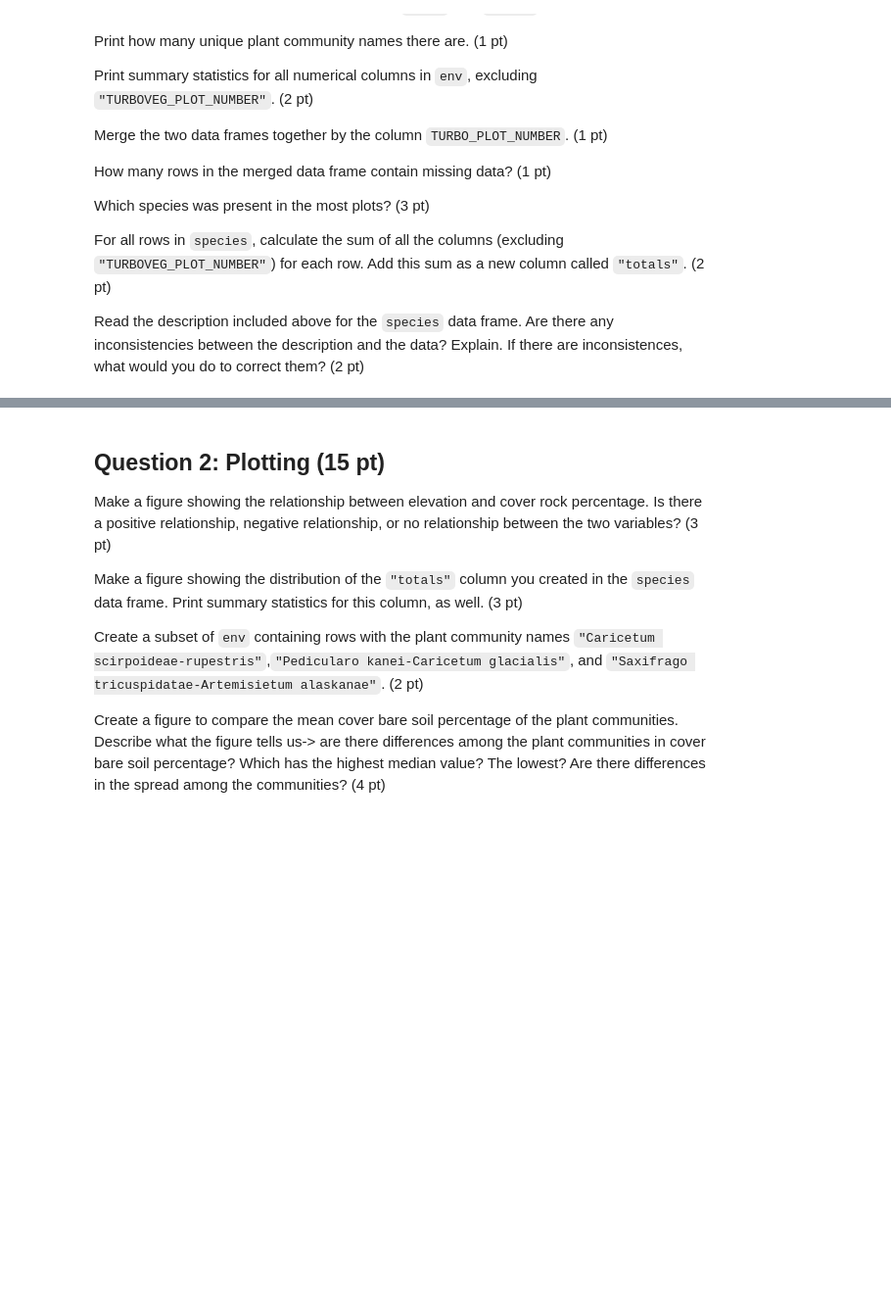
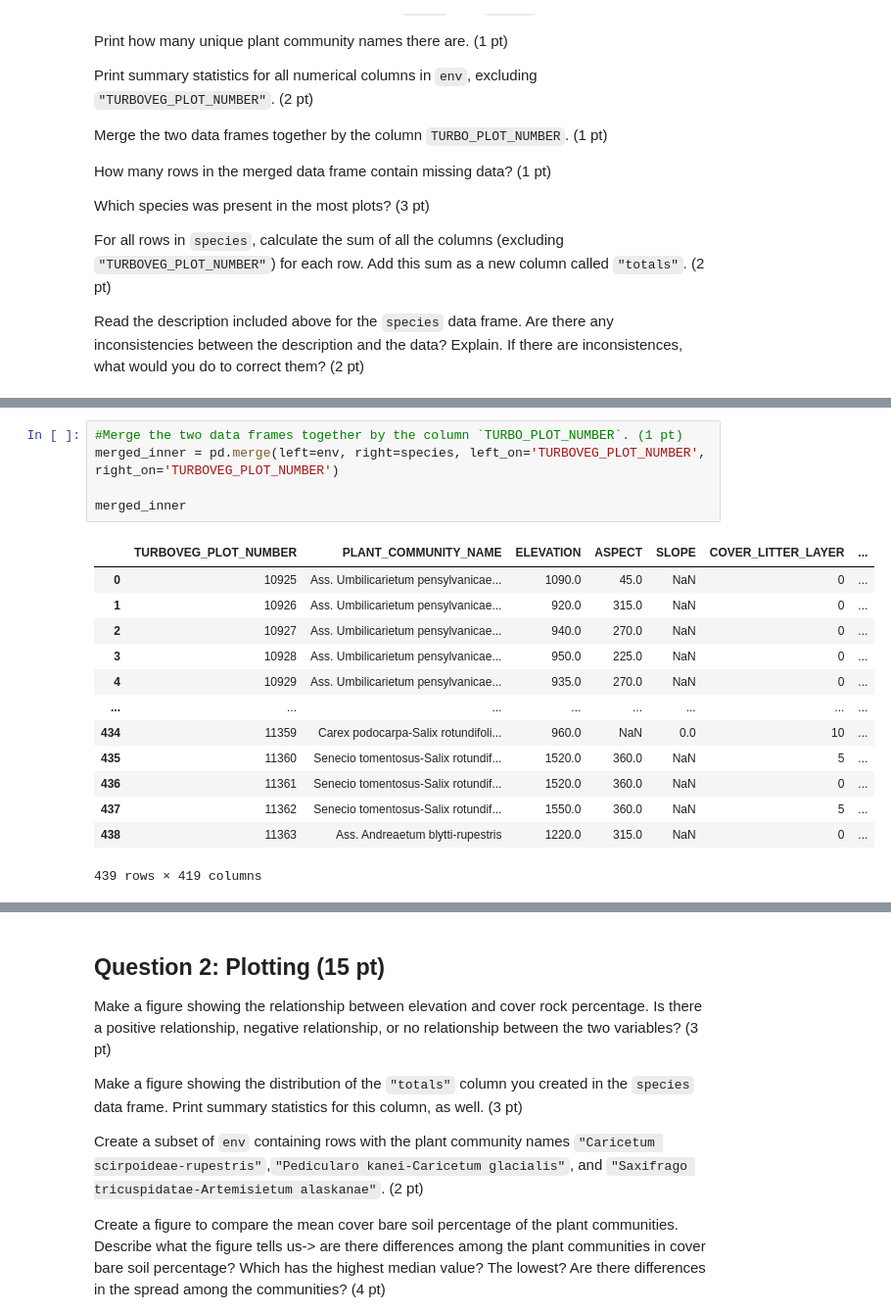
Before and after one commit to kyrarivest/assignment-4, a Jupyter notebook: answers.ipynb, the cells around one changed output, grey strips where cells are left out. Shown at 98% size. Cells and saved outputs as stored; diff of their text form; blank space fills up the shorter version.

```diff
--- a/answers.ipynb
+++ b/answers.ipynb
@@ -53,0 +113,19 @@ Read the description included above for the `species` data frame. Are there any
+# %%
+#Merge the two data frames together by the column `TURBO_PLOT_NUMBER`. (1 pt)
+merged_inner = pd.merge(left=env, right=species, left_on='TURBOVEG_PLOT_NUMBER', right_on='TURBOVEG_PLOT_NUMBER')
+
+merged_inner
+# %% [output]
+|  | TURBOVEG_PLOT_NUMBER | PLANT_COMMUNITY_NAME | ELEVATION | ASPECT | SLOPE | COVER_LITTER_LAYER | ... |
+| 0 | 10925 | Ass. Umbilicarietum pensylvanicae... | 1090.0 | 45.0 | NaN | 0 | ... |
+| 1 | 10926 | Ass. Umbilicarietum pensylvanicae... | 920.0 | 315.0 | NaN | 0 | ... |
+| 2 | 10927 | Ass. Umbilicarietum pensylvanicae... | 940.0 | 270.0 | NaN | 0 | ... |
+| 3 | 10928 | Ass. Umbilicarietum pensylvanicae... | 950.0 | 225.0 | NaN | 0 | ... |
+| 4 | 10929 | Ass. Umbilicarietum pensylvanicae... | 935.0 | 270.0 | NaN | 0 | ... |
+| ... | ... | ... | ... | ... | ... | ... | ... |
+| 434 | 11359 | Carex podocarpa-Salix rotundifoli... | 960.0 | NaN | 0.0 | 10 | ... |
+| 435 | 11360 | Senecio tomentosus-Salix rotundif... | 1520.0 | 360.0 | NaN | 5 | ... |
+| 436 | 11361 | Senecio tomentosus-Salix rotundif... | 1520.0 | 360.0 | NaN | 0 | ... |
+| 437 | 11362 | Senecio tomentosus-Salix rotundif... | 1550.0 | 360.0 | NaN | 5 | ... |
+| 438 | 11363 | Ass. Andreaetum blytti-rupestris | 1220.0 | 315.0 | NaN | 0 | ... |
+439 rows × 419 columns
```
Also changed, not shown: parts of 19 cells of this notebook.
